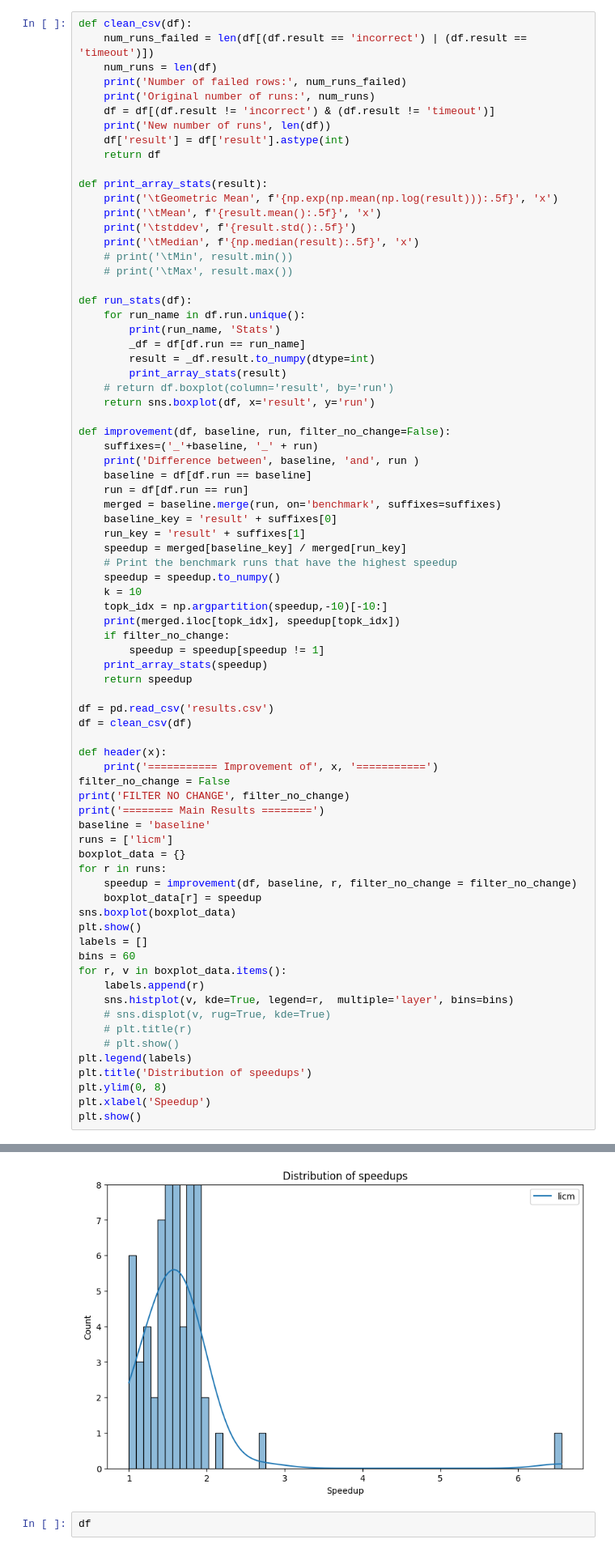
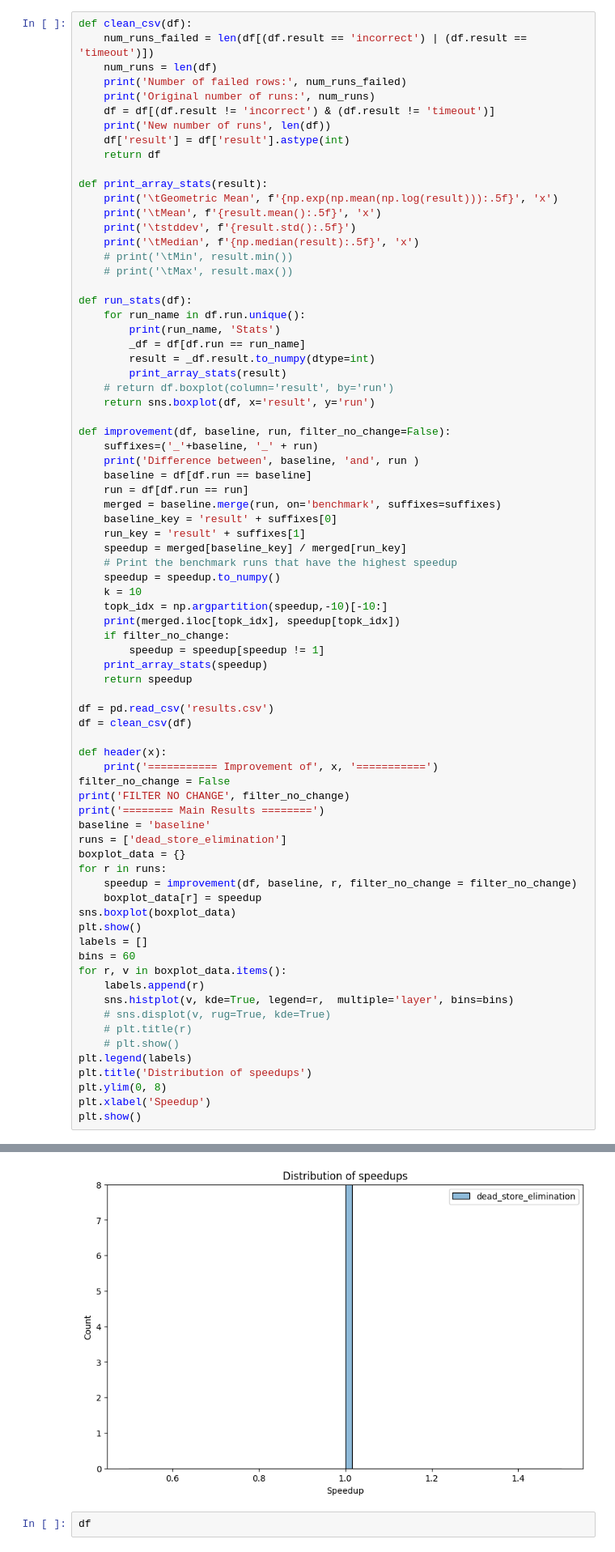
Before and after one commit to nithinvc/bril, a Jupyter notebook: assignments/analysis.ipynb, the cells around one changed output, grey strips where cells are left out. Shown at 81% size. Saved outputs shown, nothing was run; the diff lists cells and outputs as text.

```diff
--- a/assignments/analysis.ipynb
+++ b/assignments/analysis.ipynb
@@ -71,7 +71,7 @@ filter_no_change = False
 print('FILTER NO CHANGE', filter_no_change)
 print('======== Main Results ========')
 baseline = 'baseline'
-runs = ['licm']
+runs = ['dead_store_elimination']
 boxplot_data = {}
 for r in runs:
     speedup = improvement(df, baseline, r, filter_no_change = filter_no_change)
@@ -118,4 +118,4 @@ See the caveats in the documentation: https://pandas.pydata.org/pandas-docs/stab
-[figure, old version]
+[figure, new version]
 # %%
 df
 # %% [output]
```
Also changed, not shown: parts of 1 cell of this notebook, 1 other file.
